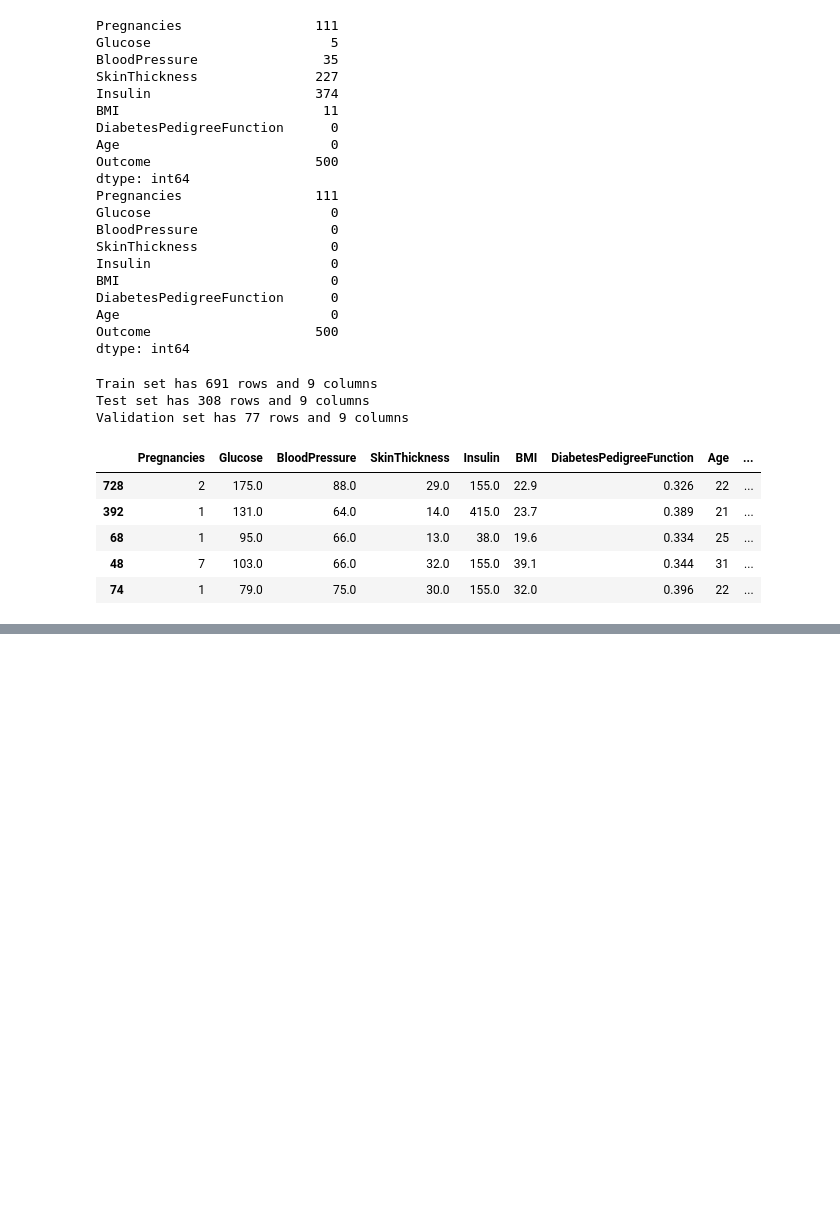
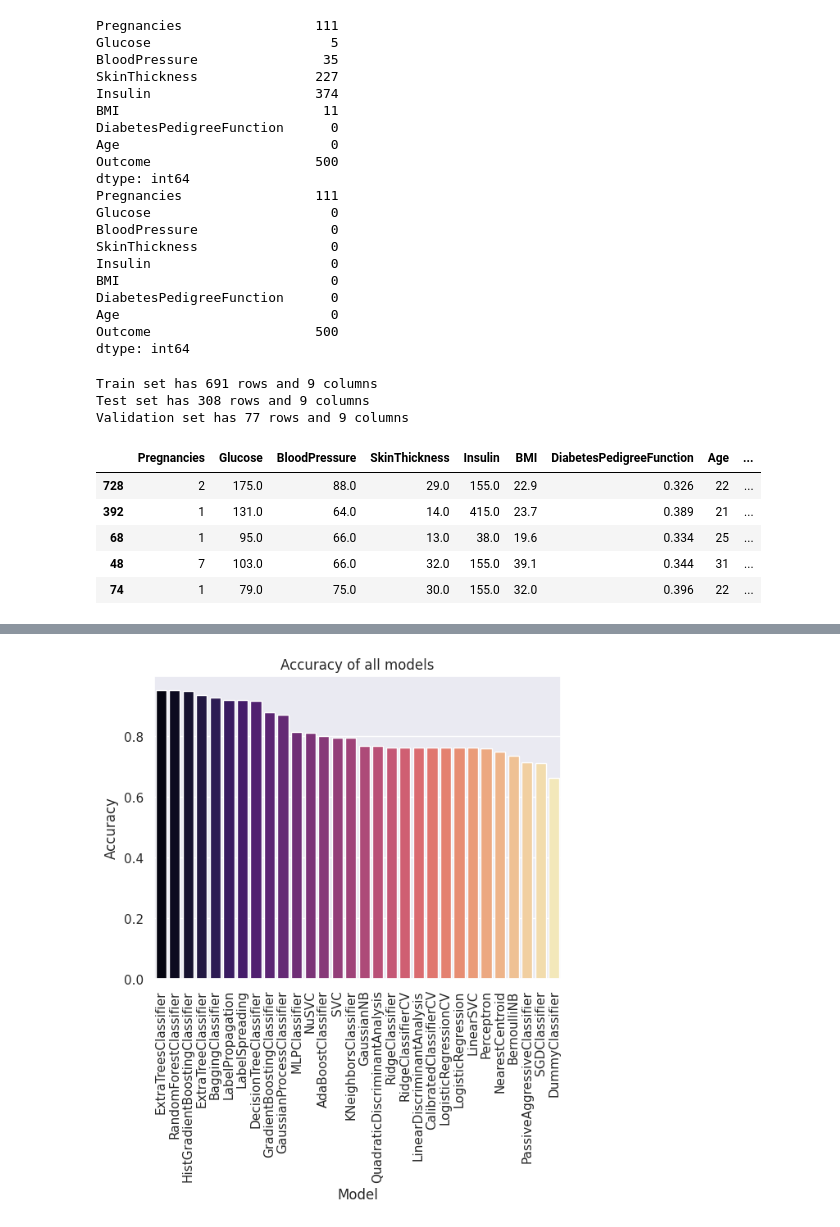
Before and after one commit to jaywyawhare/Diabetes-Prediction, a Jupyter notebook: notebook/Notebook-1.ipynb, the cells around one changed output, grey strips where cells are left out. Cells and saved outputs as stored; diff of their text form; code cells hidden in the pictures; blank space fills up the shorter version.

```diff
--- a/notebook/Notebook-1.ipynb
+++ b/notebook/Notebook-1.ipynb
@@ -138,0 +167,13 @@ Validation score: 0.6623376623376623
+# %%
+def plot(metric):
+    df_compare.sort_values(by = metric, ascending = False, inplace = True)
+    sns.barplot(x = 'Model', y = metric, data = df_compare, palette = 'magma')
+    plt.xticks(rotation = 90)
+    plt.xlabel('Model')
+    plt.ylabel(metric)
+    plt.title(f'{metric} of all models')
+    plt.show()
+# %%
+plot('Accuracy')
+# %% [output]
+[figure, added]
```
Also changed, not shown: parts of 11 cells of this notebook.
